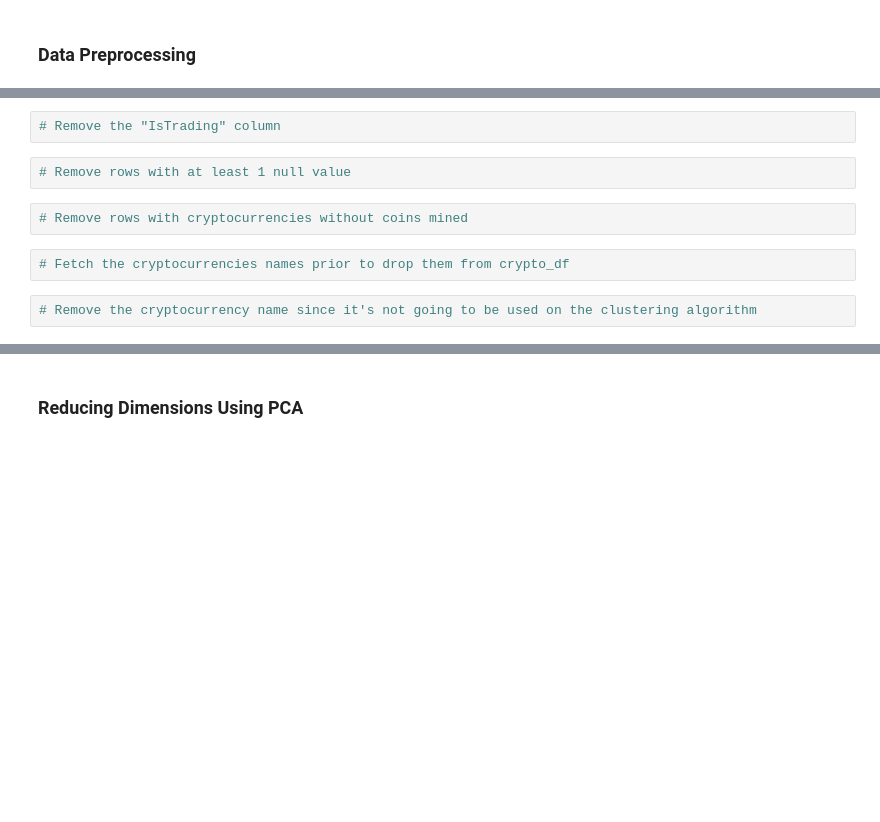
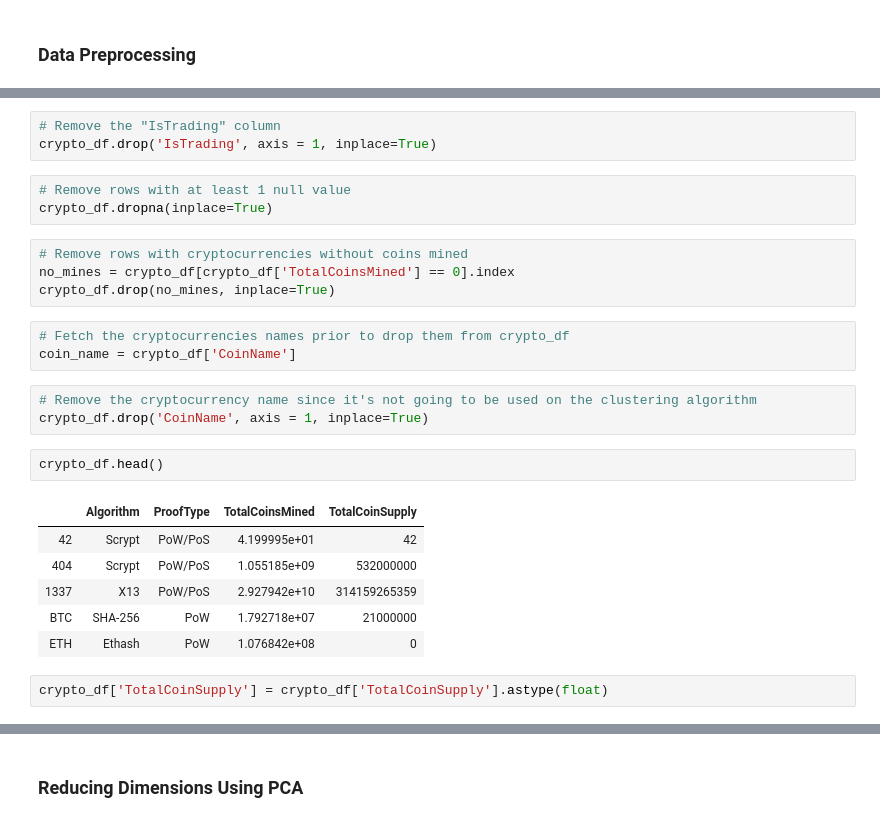
Before and after one commit to gabrieldk96/iCloud, a Jupyter notebook: Starter_Files/crypto_clustering.ipynb, the cells around one changed output, grey strips where cells are left out. Cells and saved outputs as stored; diff of their text form; blank space fills up the shorter version.

```diff
--- a/Starter_Files/crypto_clustering.ipynb
+++ b/Starter_Files/crypto_clustering.ipynb
@@ -26,12 +60,29 @@ crypto_df.head(10)
 # %%
 # Remove the "IsTrading" column
+crypto_df.drop('IsTrading', axis = 1, inplace=True)
 # %%
 # Remove rows with at least 1 null value
+crypto_df.dropna(inplace=True)
 # %%
 # Remove rows with cryptocurrencies without coins mined
+no_mines = crypto_df[crypto_df['TotalCoinsMined'] == 0].index
+crypto_df.drop(no_mines, inplace=True)
 # %%
 # Fetch the cryptocurrencies names prior to drop them from crypto_df
+coin_name = crypto_df['CoinName']
 # %%
 # Remove the cryptocurrency name since it's not going to be used on the clustering algorithm
+crypto_df.drop('CoinName', axis = 1, inplace=True)
+# %%
+crypto_df.head()
+# %% [output]
+|  | Algorithm | ProofType | TotalCoinsMined | TotalCoinSupply |
+| 42 | Scrypt | PoW/PoS | 4.199995e+01 | 42 |
+| 404 | Scrypt | PoW/PoS | 1.055185e+09 | 532000000 |
+| 1337 | X13 | PoW/PoS | 2.927942e+10 | 314159265359 |
+| BTC | SHA-256 | PoW | 1.792718e+07 | 21000000 |
+| ETH | Ethash | PoW | 1.076842e+08 | 0 |
+# %%
+crypto_df['TotalCoinSupply'] = crypto_df['TotalCoinSupply'].astype(float)
 # %%
 # Create dummies variables for text features
```
Also changed, not shown: parts of 15 cells of this notebook.
